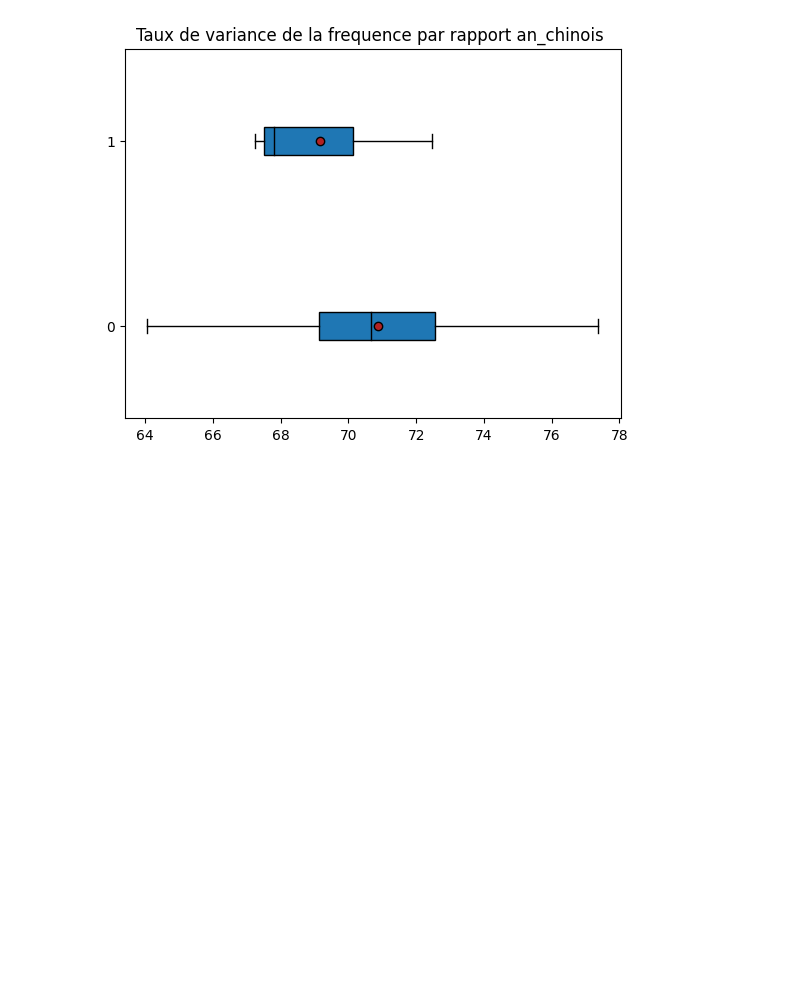
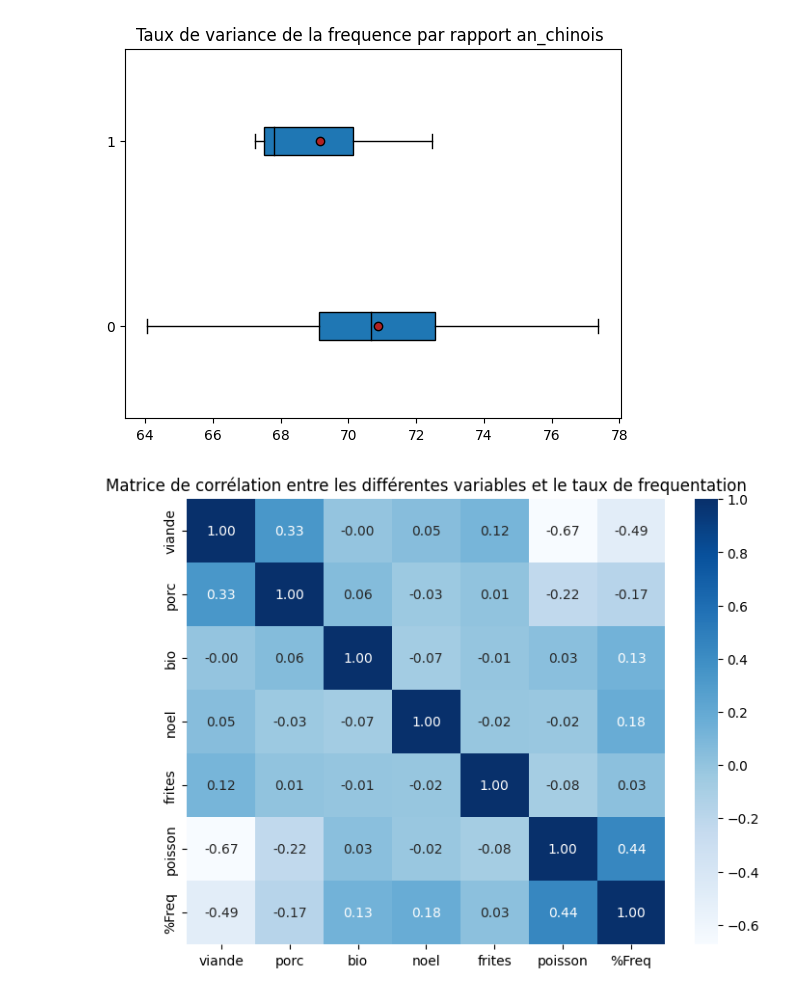
Before and after one commit to Atigou-bah/Projet-Data-Cantine, a Jupyter notebook: Projet sur la fréquentation des cantines scolaires.ipynb, the cells around one changed output. Drawn from its saved outputs; the diff is of its cells as text; code cells hidden in the pictures; blank space fills up the shorter version.

Commit message:
Calcul de la corrélation

```diff
--- a/Projet sur la fréquentation des cantines scolaires.ipynb
+++ b/Projet sur la fréquentation des cantines scolaires.ipynb
@@ -370,5 +371,7 @@ df_final[df_final['vacances']==1]
 # %% [output]
 |  | date | annee_scolaire | jour | semaine | mois | greves | ferie | veille_ferie | retour_ferie | ... |
 0 rows × 33 columns
-# %%
-df_final.drop(df_final[df_final['vacances']==1].index, inplace = True)
+# %%
+df_final=df_final.drop('vacances', axis=1)
+df_final=df_final.drop('retour_vacances', axis=1)
+df_final=df_final.drop('veille_vacances', axis=1)
@@ -649,3 +654,21 @@ plt.title("Taux de variance de la frequence par rapport an_chinois ")
 plt.show()
 # %% [output]
 [figure]
+# %%
+columns_of_interest = ["viande", "porc", "bio", "noel", "frites", "poisson", "%Freq"]
+
+subset_data = df_final[columns_of_interest]
+
+correlation_matrix = subset_data.corr()
+
+plt.figure(figsize=(8, 6))
+
+sns.heatmap(correlation_matrix, annot=True, cmap="Blues", fmt=".2f")
+plt.title("Matrice de corrélation entre les différentes variables et le taux de frequentation")
+
+plt.xticks(fontsize=10)
+plt.yticks(fontsize=10)
+
+plt.show()
+# %% [output]
+[figure, added]
```
Also changed, not shown: parts of 5 cells of this notebook.
